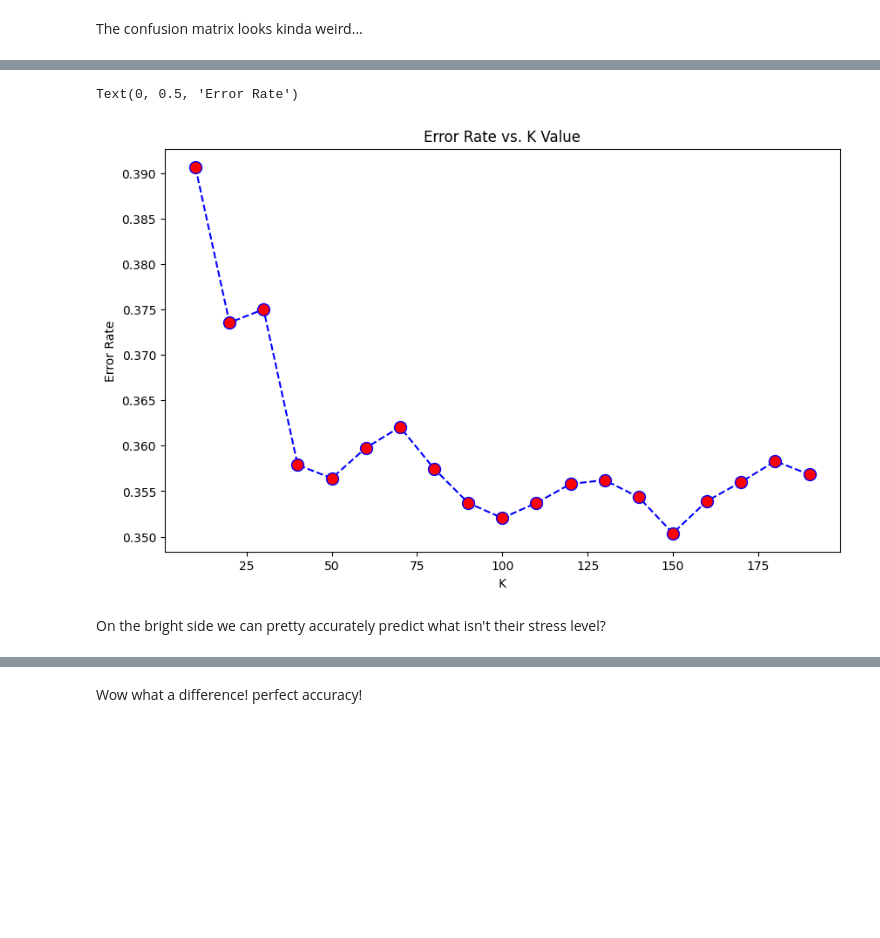
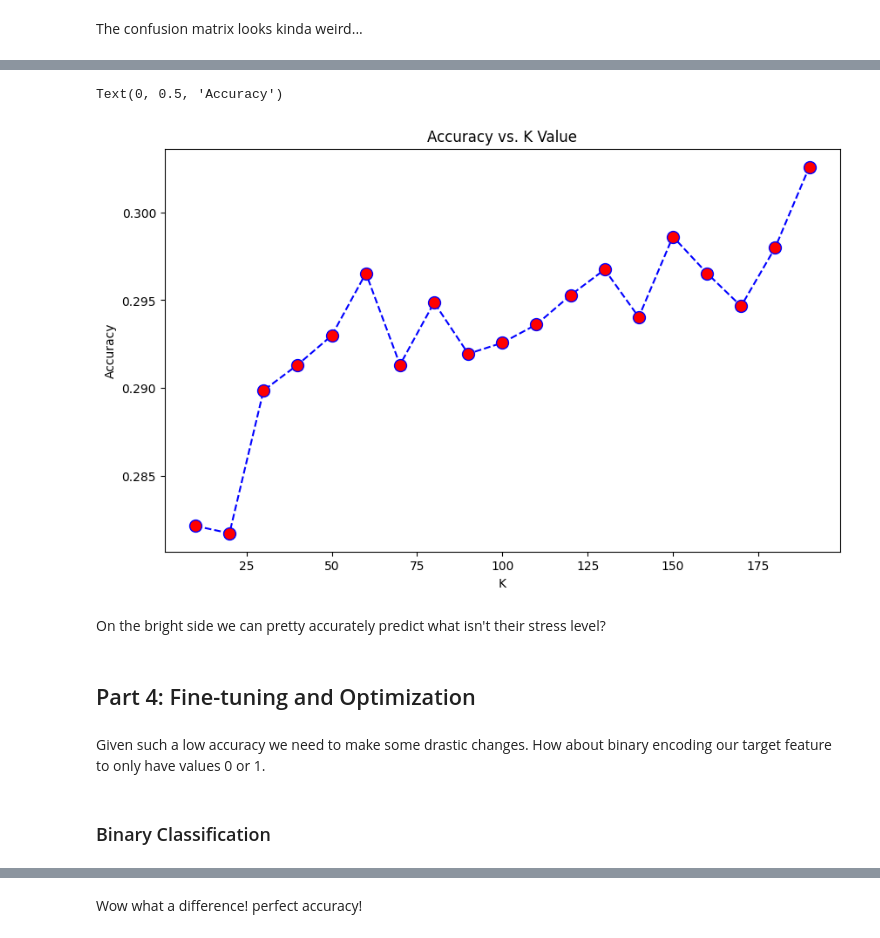
Before and after one commit to daryll-ko/stress, a Jupyter notebook: backend/CS_180_Final_Project.ipynb, the cells around one changed output, grey strips where cells are left out. Cells and saved outputs as stored; diff of their text form; code cells hidden in the pictures; blank space fills up the shorter version.

```diff
--- a/backend/CS_180_Final_Project.ipynb
+++ b/backend/CS_180_Final_Project.ipynb
@@ -302,20 +236,26 @@ Wow a 0.26 accuracy! maybe we can try different values of k to see if we can do
 # %%
-error_rate = []
+accuracy = []
 
 for i in range(1,20):
     knn = KNeighborsClassifier(n_neighbors=i*10)
     knn.fit(X_train, y_train)
     pred_i = knn.predict(X_test)
-    error_rate.append(np.mean(pred_i != y_test))
+    accuracy.append(np.mean(pred_i == y_test))
+
+plt.figure(figsize=(10,6))
+plt.plot(range(10,200,10),accuracy,color='blue', linestyle='dashed', marker='o',
+         markerfacecolor='red', markersize=10)
+plt.title('Accuracy vs. K Value')
+plt.xlabel('K')
+plt.ylabel('Accuracy')
+# %% [output]
+Text(0, 0.5, 'Accuracy')
+[figure, added]
-# %%
-plt.figure(figsize=(10,6))
-plt.plot(range(10,200,10),error_rate,color='blue', linestyle='dashed', marker='o',
-         markerfacecolor='red', markersize=10)
-plt.title('Error Rate vs. K Value')
-plt.xlabel('K')
-plt.ylabel('Error Rate')
-# %% [output]
-Text(0, 0.5, 'Error Rate')
-[figure, removed]
 # %% [markdown]
 On the bright side we can pretty accurately predict what isn't their stress level?
+# %% [markdown]
+## Part 4: Fine-tuning and Optimization
+# %% [markdown]
+Given such a low accuracy we need to make some drastic changes. How about binary encoding our target feature to only have values 0 or 1.
+# %% [markdown]
+### Binary Classification
```
Also changed, not shown: parts of 26 cells of this notebook.
